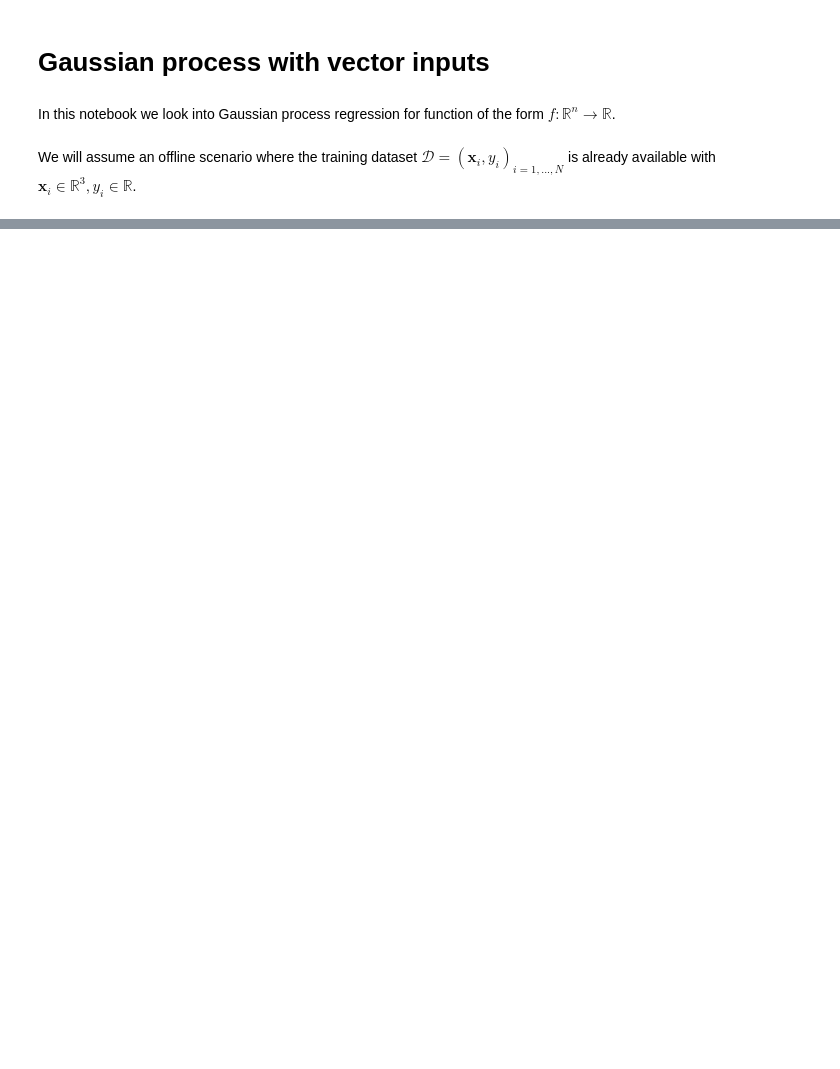
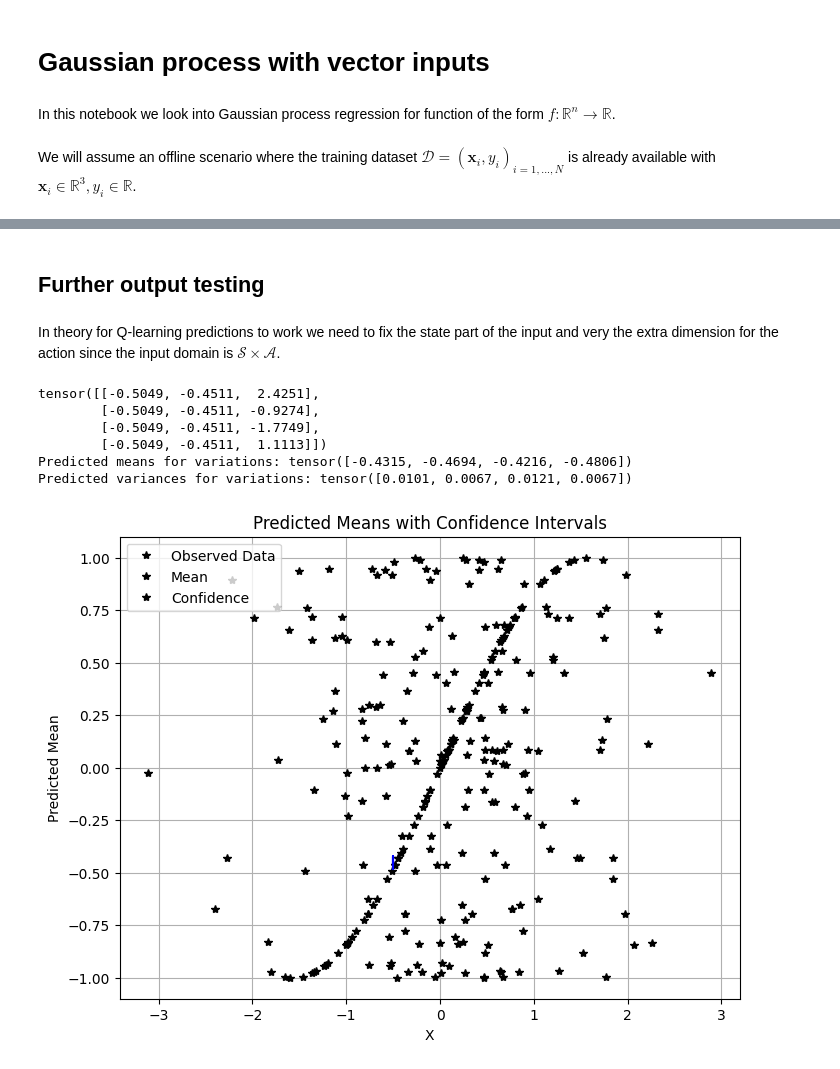
Before and after one commit to matthjs/BachelorProject, a Jupyter notebook: notebooks/VecGP.ipynb, the cells around one changed output, grey strips where cells are left out. Drawn from its saved outputs; the diff is of its cells as text; code cells hidden in the pictures; blank space fills up the shorter version.

Commit message:
added some testing to VecGP

```diff
--- a/notebooks/VecGP.ipynb
+++ b/notebooks/VecGP.ipynb
@@ -98,0 +99,58 @@ Predicted variances: tensor([0.0080, 0.0074, 0.0066, 0.0066, 0.0070, 0.0357, 0.0
+# %% [markdown]
+## Further output testing
+# %% [markdown]
+In theory for Q-learning predictions to work we need to fix the state part of the input and very the extra dimension for the action since the input domain is $\mathcal{S} \times \mathcal{A}$.
+# %%
+# Generate a single randomly generated 2D input
+test_x_single = torch.randn(1, 2)  # Single test point, 2-dimensional input
+
+test_xs = test_x_single.repeat(4, 1)
+
+# Create variations of test_x by adding different values in the 3rd dimension
+test_x_variations = torch.cat((test_xs, torch.randn(4, 1)), dim=1)  # Adding different values in the 3rd dimension
+
+print(test_x_variations)
+
+# Make predictions for the variations
+with torch.no_grad(), gpytorch.settings.fast_pred_var():
+    observed_pred_variations = likelihood(model(test_x_variations))
+
+print("Predicted means for variations:", observed_pred_variations.mean)
+print("Predicted variances for variations:", observed_pred_variations.variance)
+# %% [output]
+tensor([[-0.5049, -0.4511,  2.4251],
+        [-0.5049, -0.4511, -0.9274],
+        [-0.5049, -0.4511, -1.7749],
+        [-0.5049, -0.4511,  1.1113]])
+Predicted means for variations: tensor([-0.4315, -0.4694, -0.4216, -0.4806])
+Predicted variances for variations: tensor([0.0101, 0.0067, 0.0121, 0.0067])
+# %%
+import matplotlib.pyplot as plt
+
+
+
+with torch.no_grad():
+    # Initialize plot
+    f, ax = plt.subplots(1, 1, figsize=(8, 6))
+
+    # Get upper and lower confidence bounds
+    lower, upper = observed_pred_variations.confidence_region()
+
+    # Plot training data as black stars
+    ax.plot(train_x.numpy(), train_y.numpy(), 'k*')
+
+    # Plot predictive means as blue line
+    ax.plot(test_x_variations[:, 0], observed_pred_variations.mean.numpy(), 'b')
+
+    # Shade between the lower and upper confidence bounds
+    ax.fill_between(test_x_variations[:, 0], lower.numpy(), upper.numpy(), alpha=0.5)
+
+    ax.set_xlabel('X')
+    ax.set_ylabel('Predicted Mean')
+    ax.set_title('Predicted Means with Confidence Intervals')
+    ax.legend(['Observed Data', 'Mean', 'Confidence'])
+    ax.grid(True)
+
+plt.show()
+# %% [output]
+[figure, added]
```
Also changed, not shown: parts of 2 cells of this notebook, 4 other files.
